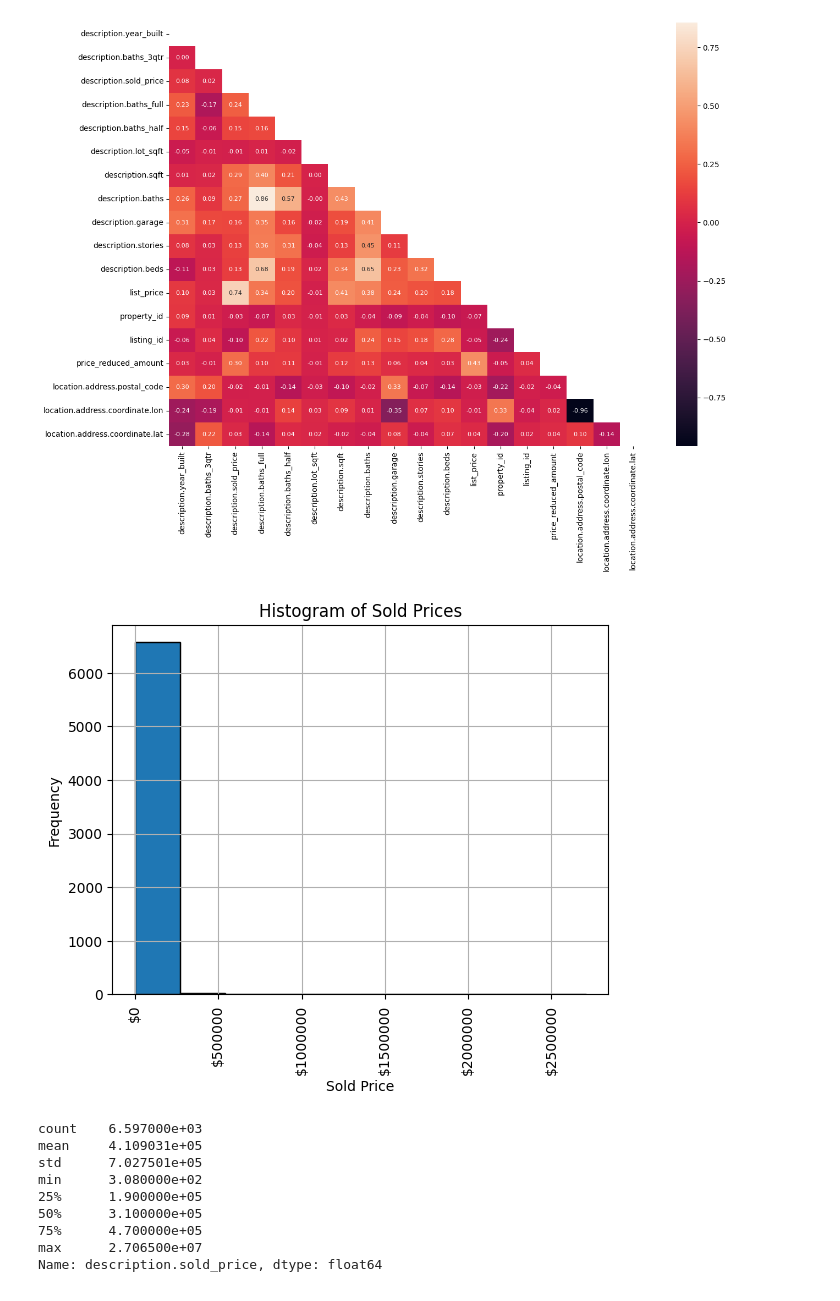
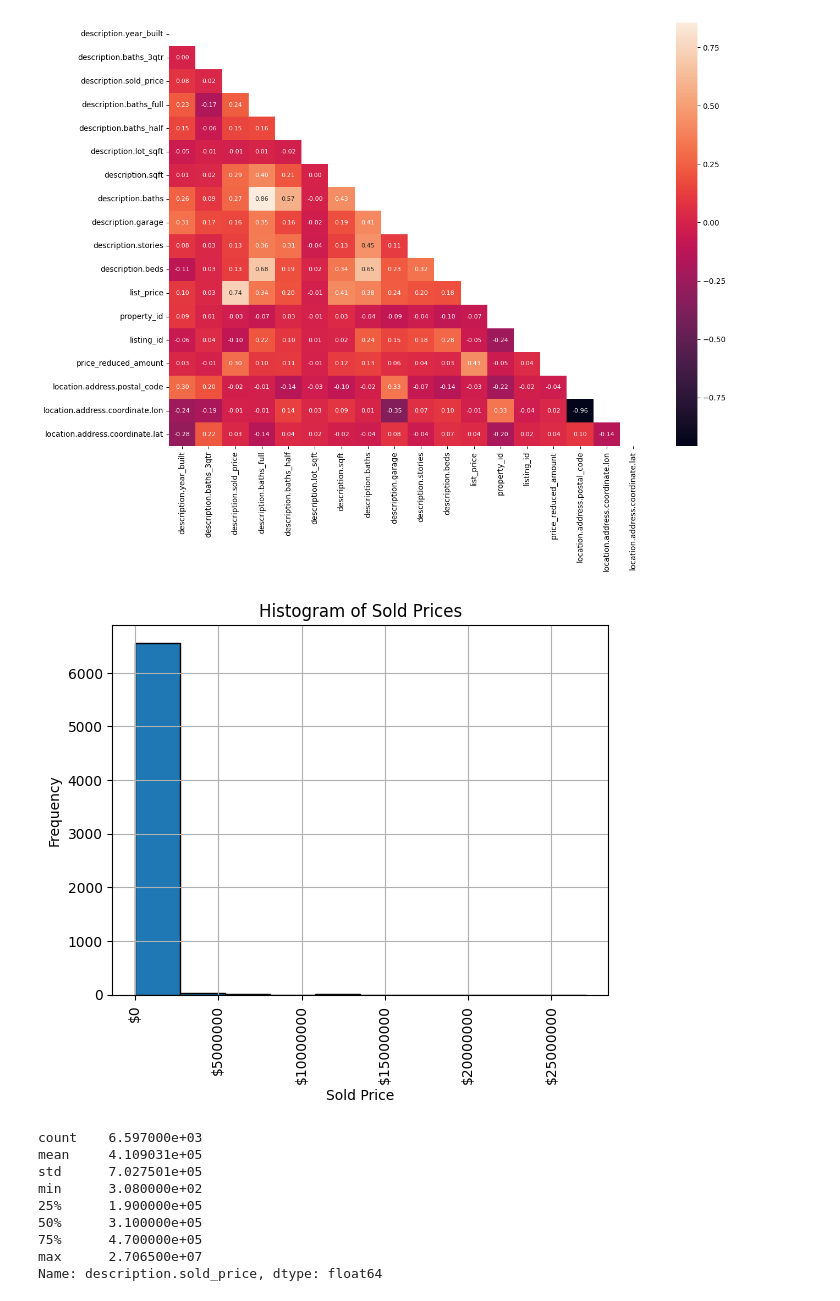
Before and after one commit to TangKenneth25/LHL-Feb19-MidtermProject, a Jupyter notebook: notebooks/1 - EDA.ipynb, the cells around one changed output. Drawn from its saved outputs; the diff is of its cells as text; code cells hidden in the pictures.

```diff
--- a/notebooks/1 - EDA.ipynb
+++ b/notebooks/1 - EDA.ipynb
@@ -937,24 +925,24 @@ import matplotlib.pyplot as plt
 # %%
 def millions(x, pos):
     'The two args are the value and tick position'
-    return f'${int(x / 10)}'
+    return f'${int(x)}'
 
 # Create the histogram
 fig, ax = plt.subplots()
 housingData['description.sold_price'].hist(bins=10, edgecolor='black', ax=ax)
 
 # Format the x-axis labels
 ax.xaxis.set_major_formatter(FuncFormatter(millions))
 
 plt.title('Histogram of Sold Prices')
 plt.xlabel('Sold Price')
 plt.ylabel('Frequency')
 plt.xticks(rotation=90)
 
 # Show the plot
 plt.show()
 # %% [output]
-[figure, old version]
+[figure, new version]
 # %%
 housingData['description.sold_price'].describe()
 # %% [output]
```
Also changed, not shown: parts of 1 cell of this notebook, 11 other files.
